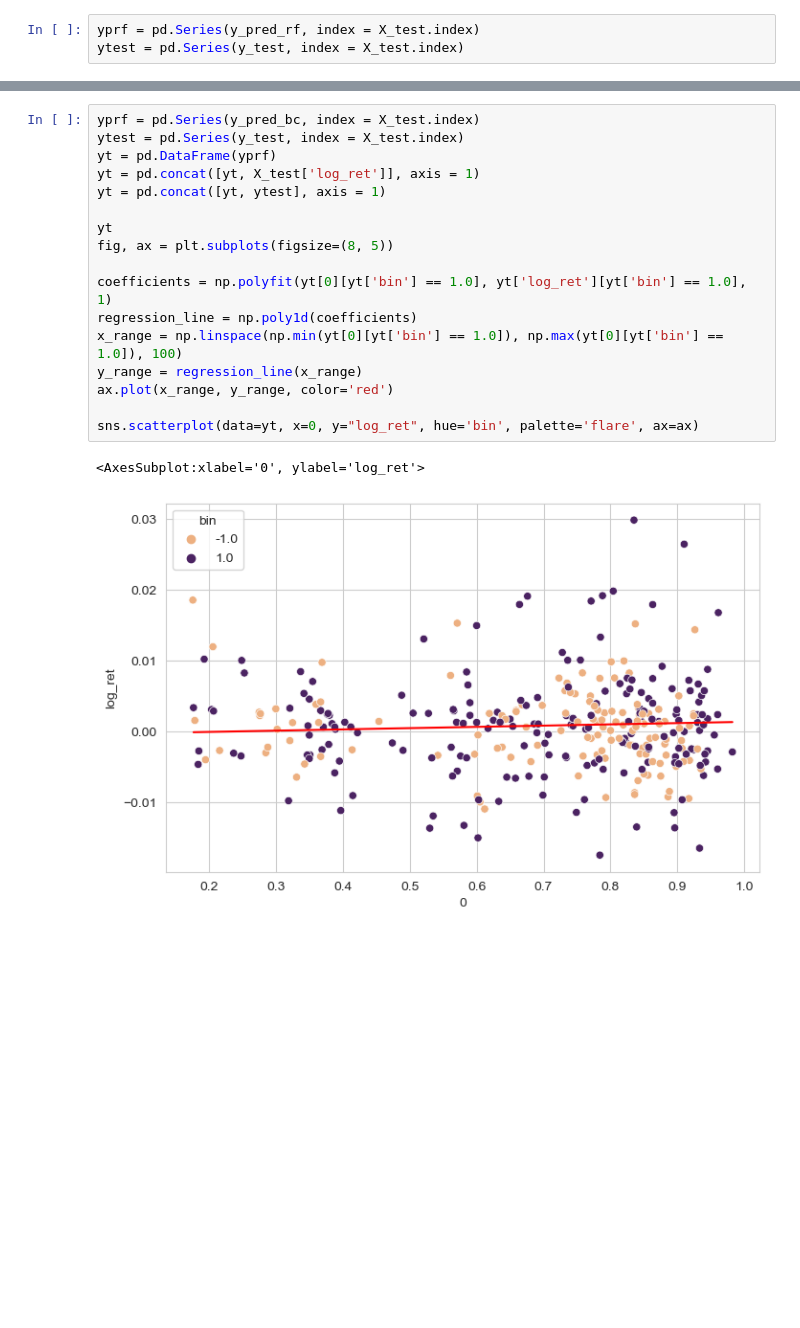
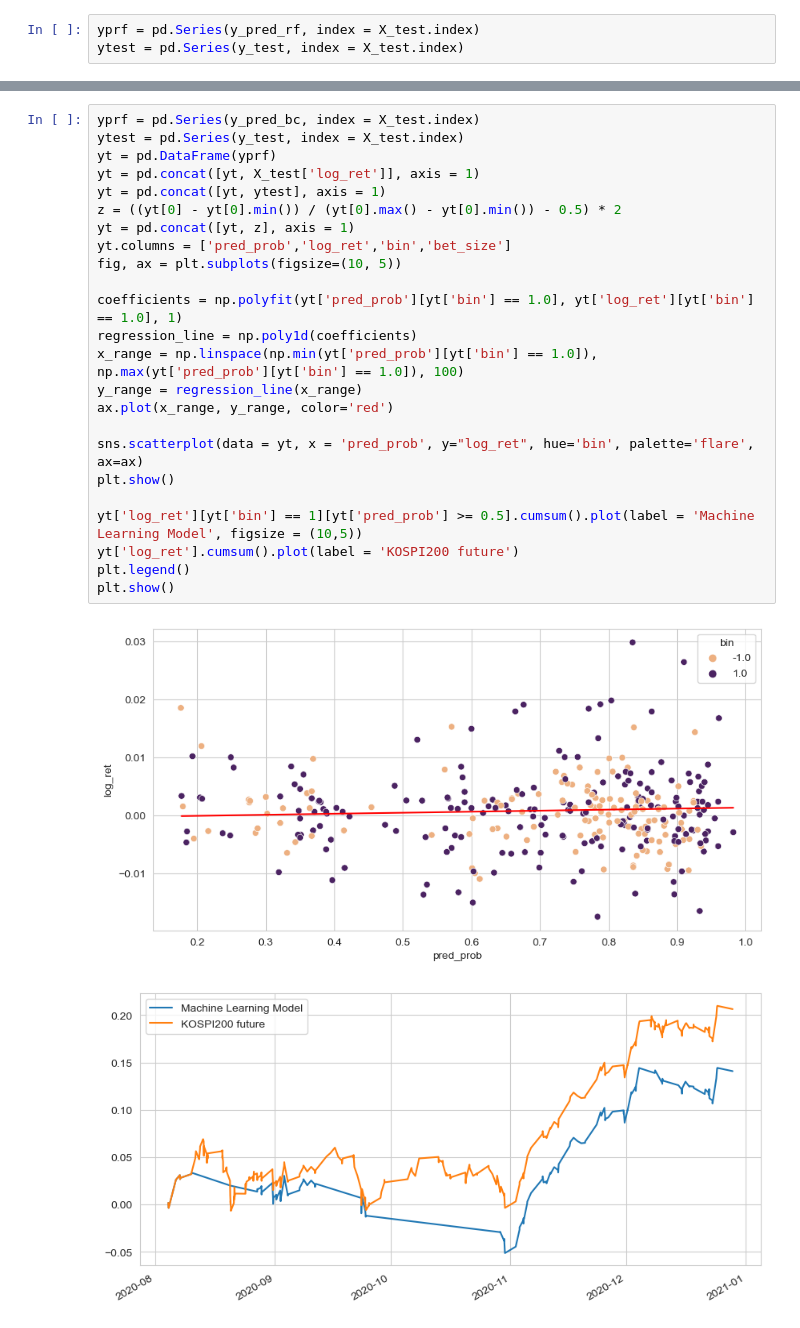
Before and after one commit to Tommylee1013/Advances-in-Financial-Machine-Learning, a Jupyter notebook: Real project.ipynb, the cells around one changed output, grey strips where cells are left out. Cells and saved outputs as stored; diff of their text form; blank space fills up the shorter version.

```diff
--- a/Real project.ipynb
+++ b/Real project.ipynb
@@ -757,23 +762,30 @@ sns.scatterplot(data=yt, x=0, y="log_ret", hue='bin', palette='flare', ax=ax)
 # %%
 yprf = pd.Series(y_pred_bc, index = X_test.index)
 ytest = pd.Series(y_test, index = X_test.index)
 yt = pd.DataFrame(yprf)
 yt = pd.concat([yt, X_test['log_ret']], axis = 1)
 yt = pd.concat([yt, ytest], axis = 1)
+z = ((yt[0] - yt[0].min()) / (yt[0].max() - yt[0].min()) - 0.5) * 2
+yt = pd.concat([yt, z], axis = 1)
+yt.columns = ['pred_prob','log_ret','bin','bet_size']
+fig, ax = plt.subplots(figsize=(10, 5))
 
-yt
-fig, ax = plt.subplots(figsize=(8, 5))
-
-coefficients = np.polyfit(yt[0][yt['bin'] == 1.0], yt['log_ret'][yt['bin'] == 1.0], 1)
+coefficients = np.polyfit(yt['pred_prob'][yt['bin'] == 1.0], yt['log_ret'][yt['bin'] == 1.0], 1)
 regression_line = np.poly1d(coefficients)
-x_range = np.linspace(np.min(yt[0][yt['bin'] == 1.0]), np.max(yt[0][yt['bin'] == 1.0]), 100)
+x_range = np.linspace(np.min(yt['pred_prob'][yt['bin'] == 1.0]), np.max(yt['pred_prob'][yt['bin'] == 1.0]), 100)
 y_range = regression_line(x_range)
 ax.plot(x_range, y_range, color='red')
 
-sns.scatterplot(data=yt, x=0, y="log_ret", hue='bin', palette='flare', ax=ax)
+sns.scatterplot(data = yt, x = 'pred_prob', y="log_ret", hue='bin', palette='flare', ax=ax)
+plt.show()
+
+yt['log_ret'][yt['bin'] == 1][yt['pred_prob'] >= 0.5].cumsum().plot(label = 'Machine Learning Model', figsize = (10,5))
+yt['log_ret'].cumsum().plot(label = 'KOSPI200 future')
+plt.legend()
+plt.show()
 # %% [output]
-<AxesSubplot:xlabel='0', ylabel='log_ret'>
-[figure, old version]
+[figure, new version]
+[figure, added]
 # %%
 yprf = pd.Series(y_pred_bc2, index = X_test.index)
 ytest = pd.Series(y_test, index = X_test.index)
```
Also changed, not shown: parts of 10 cells of this notebook.
